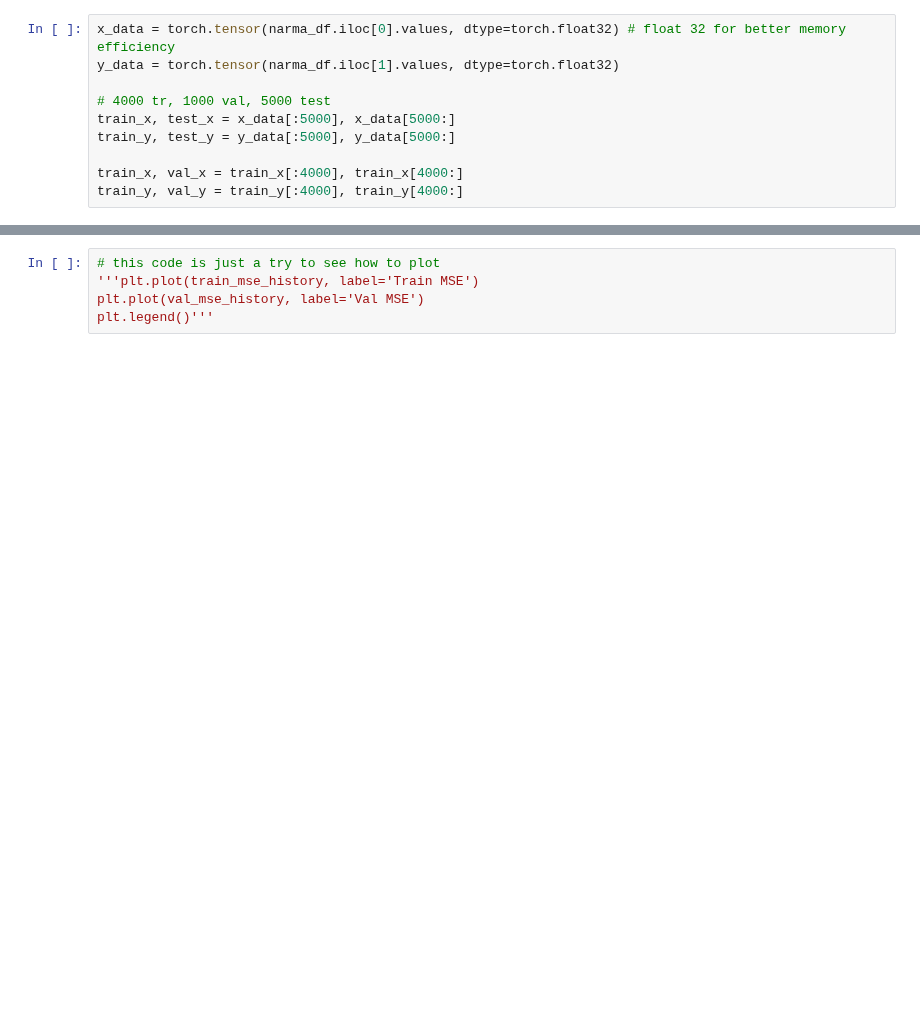
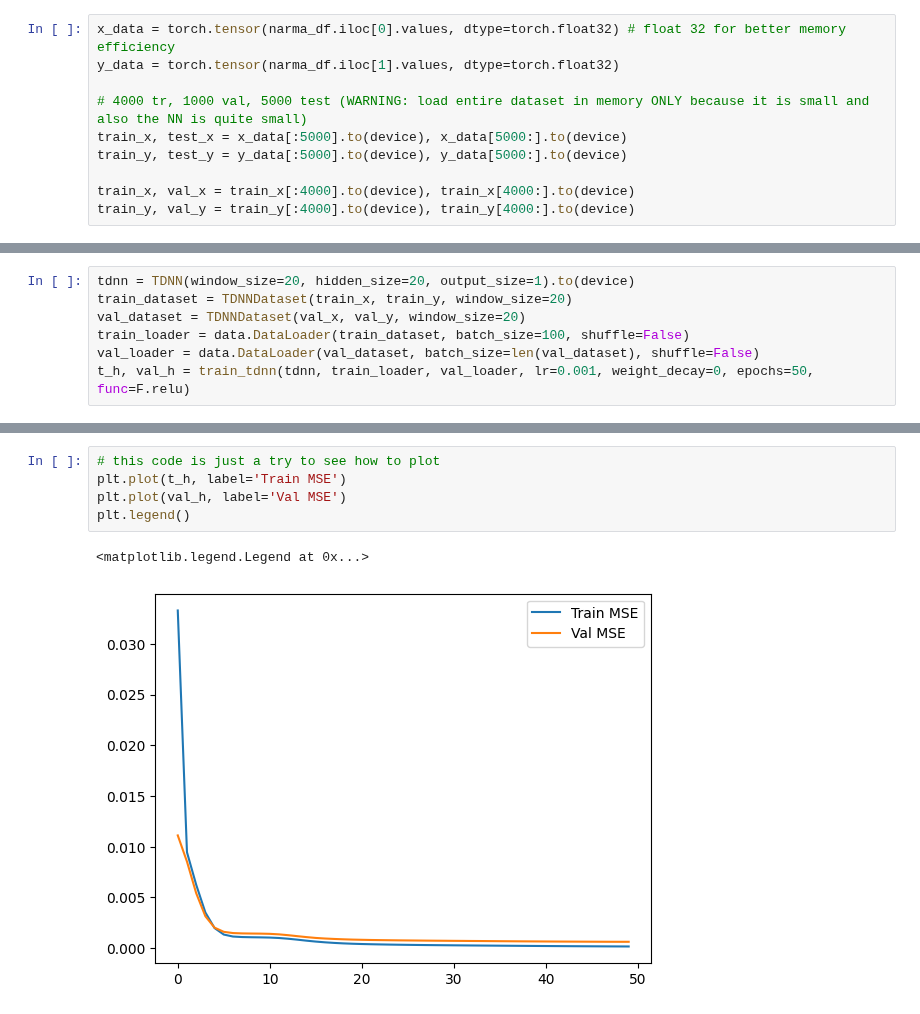
Before and after one commit to JacopoRaffi/CNS_Assignments, a Jupyter notebook: LAB3/LAB3_1/main.ipynb, the cells around one changed output, grey strips where cells are left out. Cells and saved outputs as stored; diff of their text form; blank space fills up the shorter version.

Commit message:
play with tdnn grid search

```diff
--- a/LAB3/LAB3_1/main.ipynb
+++ b/LAB3/LAB3_1/main.ipynb
@@ -18,9 +25,9 @@ narma_df.iloc[:, :20] # visualize the first 20 columns
 x_data = torch.tensor(narma_df.iloc[0].values, dtype=torch.float32) # float 32 for better memory efficiency
 y_data = torch.tensor(narma_df.iloc[1].values, dtype=torch.float32)
 
-# 4000 tr, 1000 val, 5000 test
-train_x, test_x = x_data[:5000], x_data[5000:]
-train_y, test_y = y_data[:5000], y_data[5000:]
+# 4000 tr, 1000 val, 5000 test (WARNING: load entire dataset in memory ONLY because it is small and also the NN is quite small)
+train_x, test_x = x_data[:5000].to(device), x_data[5000:].to(device)
+train_y, test_y = y_data[:5000].to(device), y_data[5000:].to(device)
 
-train_x, val_x = train_x[:4000], train_x[4000:]
-train_y, val_y = train_y[:4000], train_y[4000:]
+train_x, val_x = train_x[:4000].to(device), train_x[4000:].to(device)
+train_y, val_y = train_y[:4000].to(device), train_y[4000:].to(device)
@@ -34,0 +64,7 @@ val_loader = data.DataLoader(val_data, batch_size=len(val_data), shuffle=False)
+# %%
+tdnn = TDNN(window_size=20, hidden_size=20, output_size=1).to(device)
+train_dataset = TDNNDataset(train_x, train_y, window_size=20)
+val_dataset = TDNNDataset(val_x, val_y, window_size=20)
+train_loader = data.DataLoader(train_dataset, batch_size=100, shuffle=False)
+val_loader = data.DataLoader(val_dataset, batch_size=len(val_dataset), shuffle=False)
+t_h, val_h = train_tdnn(tdnn, train_loader, val_loader, lr=0.001, weight_decay=0, epochs=50, func=F.relu)
@@ -35,7 +89,10 @@ val_loader = data.DataLoader(val_data, batch_size=len(val_data), shuffle=False)
 # %%
 # this code is just a try to see how to plot
-'''plt.plot(train_mse_history, label='Train MSE')
-plt.plot(val_mse_history, label='Val MSE')
-plt.legend()'''
+plt.plot(t_h, label='Train MSE')
+plt.plot(val_h, label='Val MSE')
+plt.legend()
+# %% [output]
+<matplotlib.legend.Legend at 0x...>
+[figure, added]
 # %%
 # this code is just a try to see how to plot
```
Also changed, not shown: parts of 7 cells of this notebook, 2 other files.
